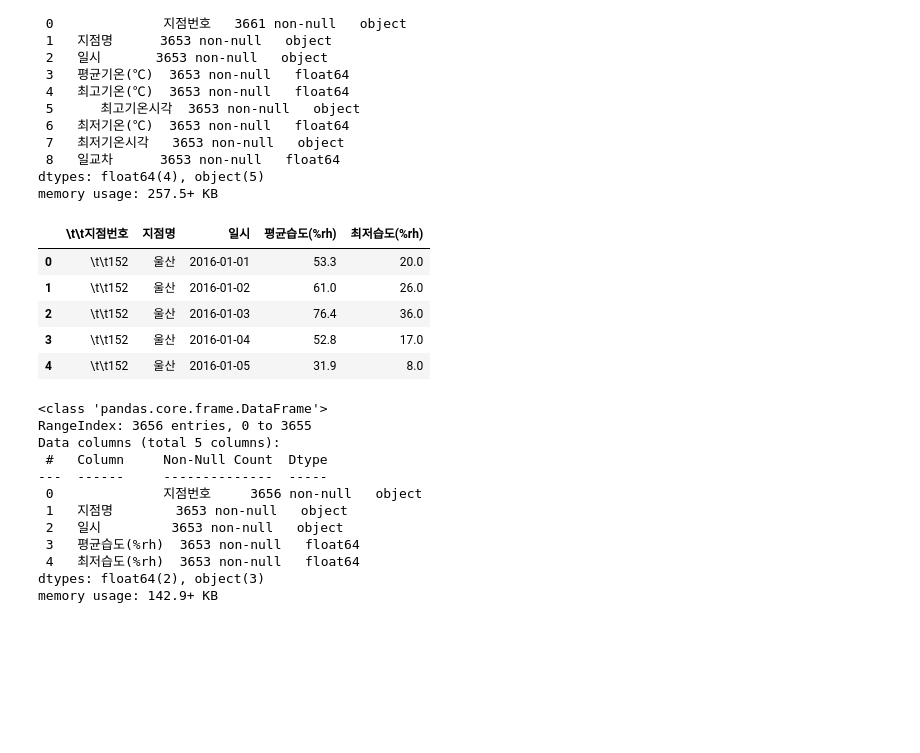
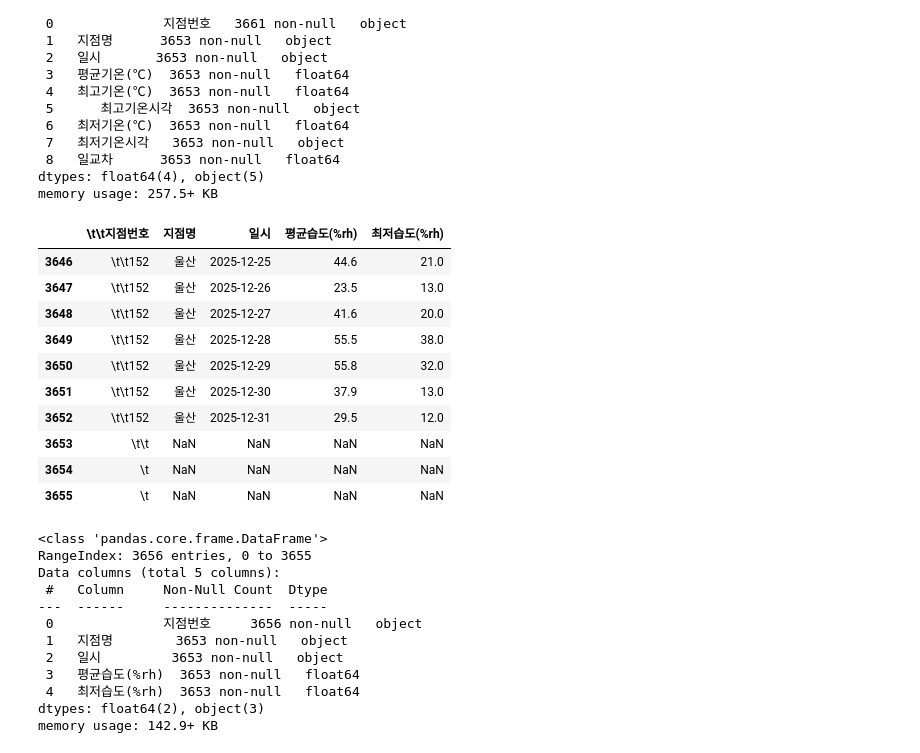
Before and after one commit to jobsiggang/-, a Jupyter notebook: 2026kerisdata4~5.ipynb, the cells around one changed output. Drawn from its saved outputs; the diff is of its cells as text; code cells hidden in the pictures; blank space fills up the shorter version.

```diff
--- a/2026kerisdata4~5.ipynb
+++ b/2026kerisdata4~5.ipynb
@@ -44,15 +49,20 @@ memory usage: 257.5+ KB
 # %%
 # 2. 습도 데이터 불러오기
 df_humi = pd.read_csv(
     'https://raw.githubusercontent.com/jobsiggang/2026_AI_Datascience/refs/heads/main/ulsan_humi.csv', encoding='cp949')
-df_humi.head()
+df_humi.tail(10)
 # %% [output]
 |  | \t\t지점번호 | 지점명 | 일시 | 평균습도(%rh) | 최저습도(%rh) |
-| 0 | \t\t152 | 울산 | 2016-01-01 | 53.3 | 20.0 |
-| 1 | \t\t152 | 울산 | 2016-01-02 | 61.0 | 26.0 |
-| 2 | \t\t152 | 울산 | 2016-01-03 | 76.4 | 36.0 |
-| 3 | \t\t152 | 울산 | 2016-01-04 | 52.8 | 17.0 |
-| 4 | \t\t152 | 울산 | 2016-01-05 | 31.9 | 8.0 |
+| 3646 | \t\t152 | 울산 | 2025-12-25 | 44.6 | 21.0 |
+| 3647 | \t\t152 | 울산 | 2025-12-26 | 23.5 | 13.0 |
+| 3648 | \t\t152 | 울산 | 2025-12-27 | 41.6 | 20.0 |
+| 3649 | \t\t152 | 울산 | 2025-12-28 | 55.5 | 38.0 |
+| 3650 | \t\t152 | 울산 | 2025-12-29 | 55.8 | 32.0 |
+| 3651 | \t\t152 | 울산 | 2025-12-30 | 37.9 | 13.0 |
+| 3652 | \t\t152 | 울산 | 2025-12-31 | 29.5 | 12.0 |
+| 3653 | \t\t | NaN | NaN | NaN | NaN |
+| 3654 | \t | NaN | NaN | NaN | NaN |
+| 3655 | \t | NaN | NaN | NaN | NaN |
 # %%
 df_humi.info()
 # %% [output]
```
Also changed, not shown: parts of 2 cells of this notebook.
